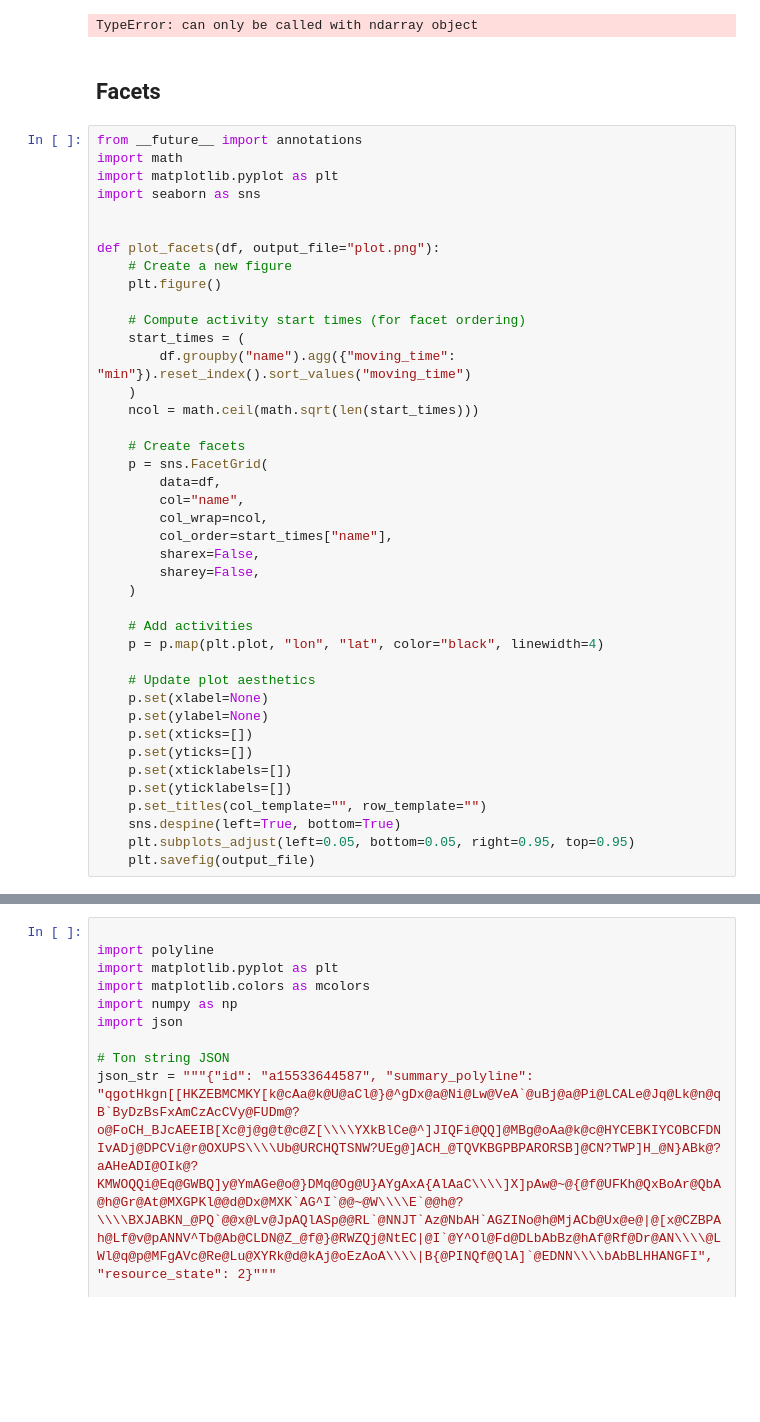
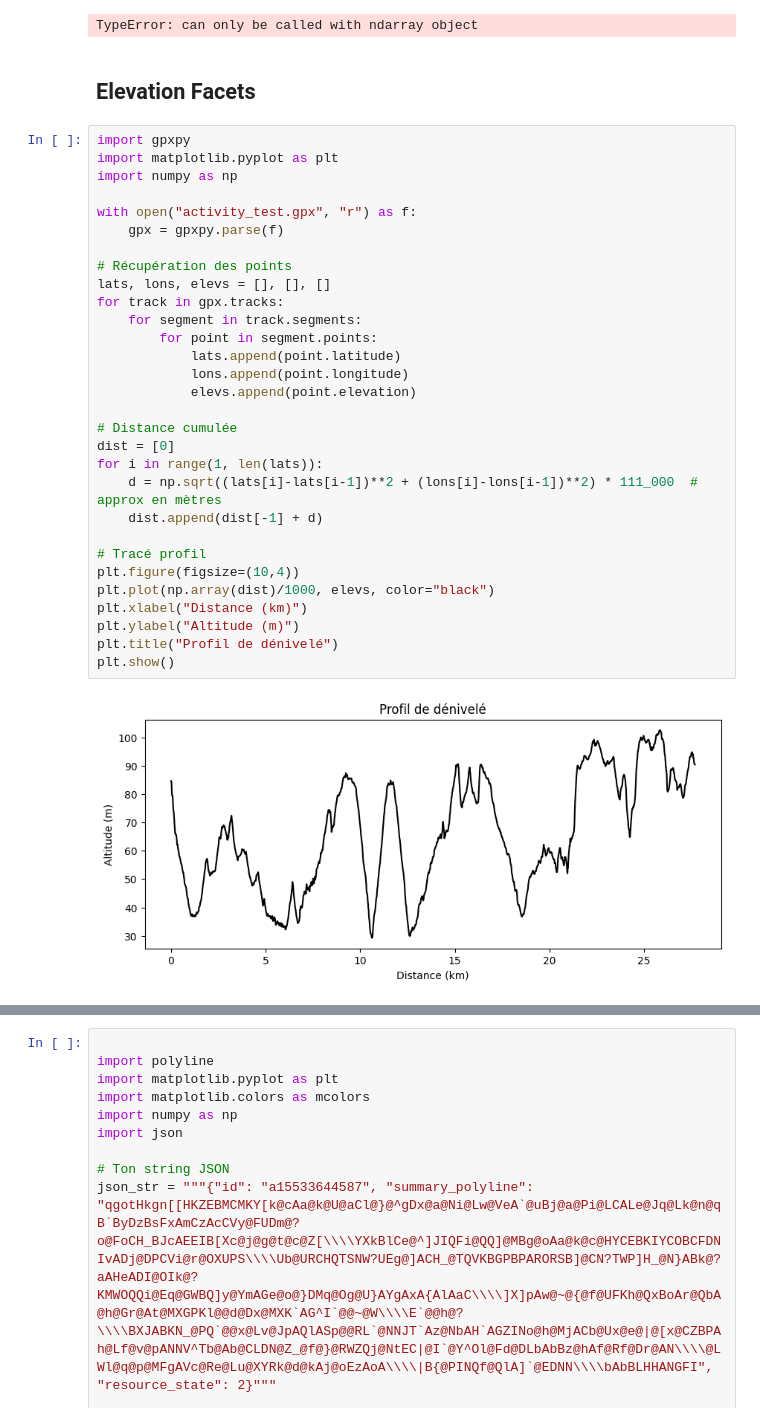
Before and after one commit to ArthurDercq/eye_sight, a Jupyter notebook: notebook/graphs.ipynb, the cells around one changed output, grey strips where cells are left out. Drawn from its saved outputs; the diff is of its cells as text; blank space fills up the shorter version.

```diff
--- a/notebook/graphs.ipynb
+++ b/notebook/graphs.ipynb
@@ -345,45 +297,36 @@ create_latest_activity_poster_test(df, "Trail")
 # %% [output]
 TypeError: can only be called with ndarray object
 # %% [markdown]
-## Facets
+## Elevation Facets
 # %%
-from __future__ import annotations
-import math
+import gpxpy
 import matplotlib.pyplot as plt
-import seaborn as sns
+import numpy as np
 
+with open("activity_test.gpx", "r") as f:
+    gpx = gpxpy.parse(f)
 
-def plot_facets(df, output_file="plot.png"):
-    # Create a new figure
-    plt.figure()
+# Récupération des points
+lats, lons, elevs = [], [], []
+for track in gpx.tracks:
+    for segment in track.segments:
+        for point in segment.points:
+            lats.append(point.latitude)
+            lons.append(point.longitude)
+            elevs.append(point.elevation)
 
-    # Compute activity start times (for facet ordering)
-    start_times = (
-        df.groupby("name").agg({"moving_time": "min"}).reset_index().sort_values("moving_time")
-    )
-    ncol = math.ceil(math.sqrt(len(start_times)))
+# Distance cumulée
+dist = [0]
+for i in range(1, len(lats)):
+    d = np.sqrt((lats[i]-lats[i-1])**2 + (lons[i]-lons[i-1])**2) * 111_000  # approx en mètres
+    dist.append(dist[-1] + d)
 
-    # Create facets
-    p = sns.FacetGrid(
-        data=df,
-        col="name",
-        col_wrap=ncol,
-        col_order=start_times["name"],
-        sharex=False,
-        sharey=False,
-    )
-
-    # Add activities
-    p = p.map(plt.plot, "lon", "lat", color="black", linewidth=4)
-
-    # Update plot aesthetics
-    p.set(xlabel=None)
-    p.set(ylabel=None)
-    p.set(xticks=[])
-    p.set(yticks=[])
-    p.set(xticklabels=[])
-    p.set(yticklabels=[])
-    p.set_titles(col_template="", row_template="")
-    sns.despine(left=True, bottom=True)
-    plt.subplots_adjust(left=0.05, bottom=0.05, right=0.95, top=0.95)
-    plt.savefig(output_file)
+# Tracé profil
+plt.figure(figsize=(10,4))
+plt.plot(np.array(dist)/1000, elevs, color="black")
+plt.xlabel("Distance (km)")
+plt.ylabel("Altitude (m)")
+plt.title("Profil de dénivelé")
+plt.show()
+# %% [output]
+[figure, added]
```
Also changed, not shown: parts of 9 cells of this notebook, 2 other files.
